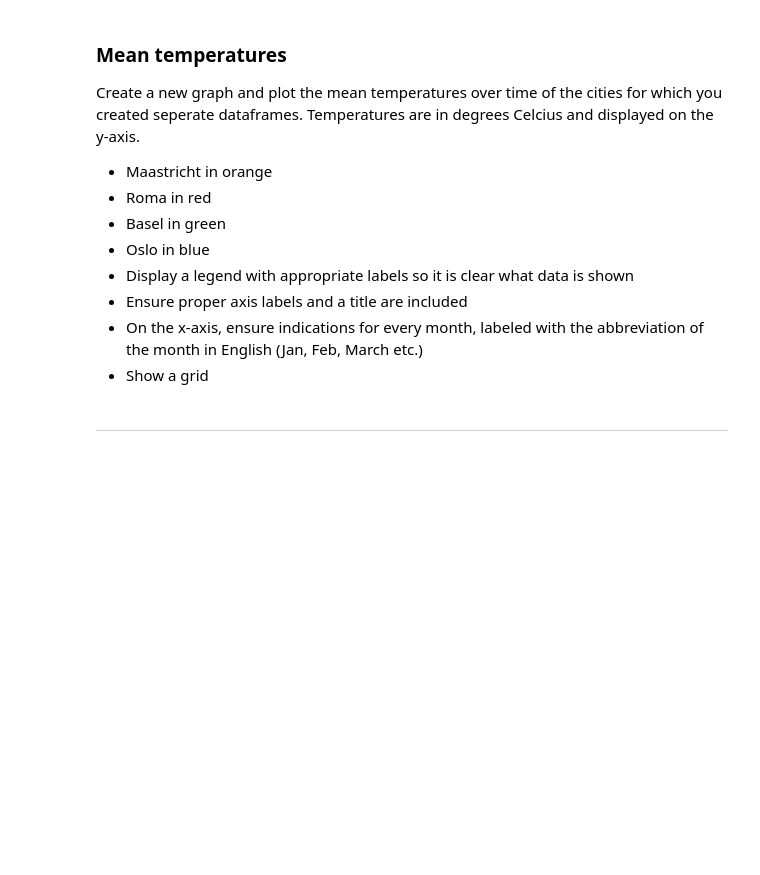
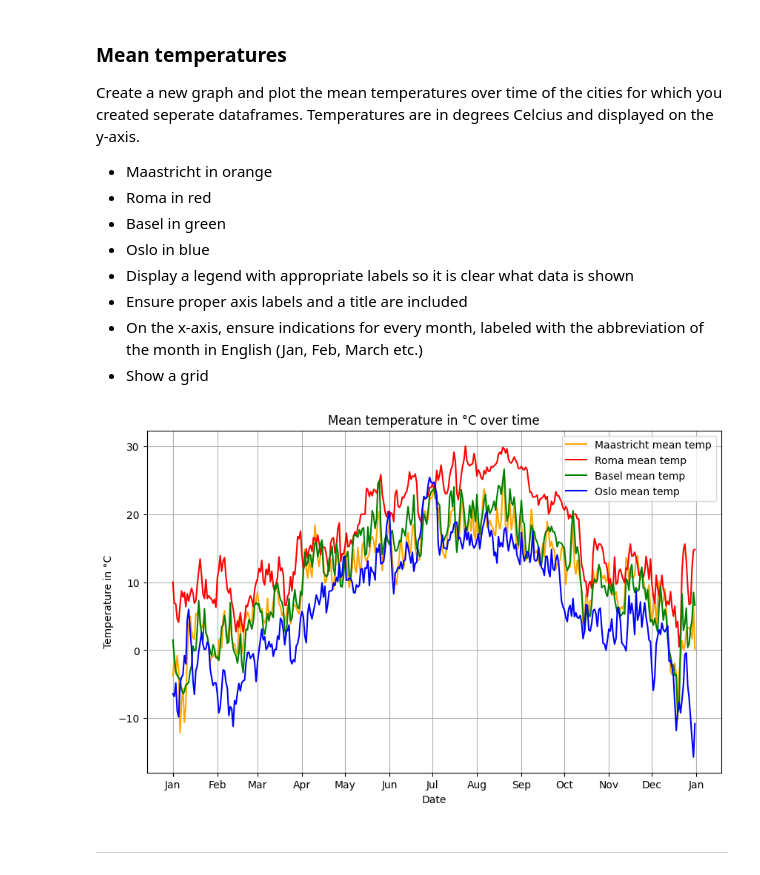
Before and after one commit to MauroVandersmissen/P2-Backup, a Jupyter notebook: 06-sample-exam/01-weather/weather_EN.ipynb, the cells around one changed output. Saved outputs shown, nothing was run; the diff lists cells and outputs as text; code cells hidden in the pictures; blank space fills up the shorter version.

```diff
--- a/06-sample-exam/01-weather/weather_EN.ipynb
+++ b/06-sample-exam/01-weather/weather_EN.ipynb
@@ -153,3 +151,21 @@ Create a new graph and plot the mean temperatures over time of the cities for wh
+# %%
+plt.figure(figsize = (10, 6))
+plt.plot(df_Maastricht["DATE"],df_Maastricht["MAASTRICHT_temp_mean"],color="orange",label="Maastricht mean temp")
+plt.plot(df_Roma["DATE"],df_Roma["ROMA_temp_mean"],color="red",label="Roma mean temp")
+plt.plot(df_Basel["DATE"],df_Basel["BASEL_temp_mean"],color="green",label="Basel mean temp")
+plt.plot(df_Oslo["DATE"],df_Oslo["OSLO_temp_mean"],color="blue",label="Oslo mean temp")
+plt.title("Mean temperature in °C over time")
+plt.xlabel("Date")
+plt.ylabel("Temperature in °C")
+import matplotlib.dates as mdates
+ax=plt.gca()
+ax.xaxis.set_major_locator(mdates.MonthLocator())
+ax.xaxis.set_major_formatter(mdates.DateFormatter("%b"))
+plt.legend()
+plt.grid()
+plt.show()
+# %% [output]
+[figure, added]
 # %% [markdown]
 ___
 # %% [markdown]
```
Also changed, not shown: parts of 1 cell of this notebook, 3 other files.
